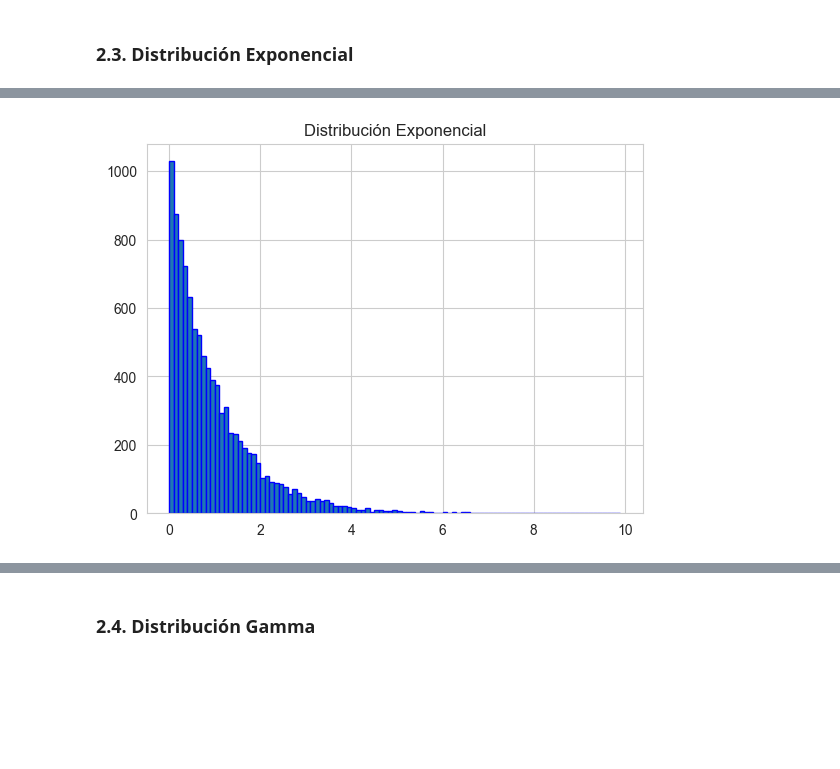
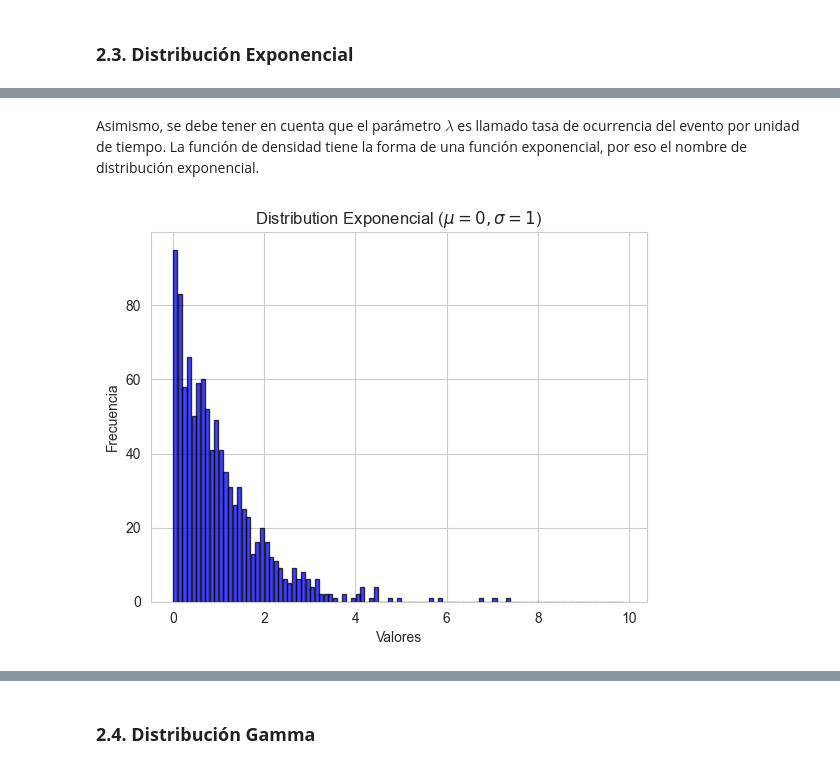
Before and after one commit to mauricioalvaradoo/econometrics, a Jupyter notebook: inferential-statistics/2 distributions.ipynb, the cells around one changed output, grey strips where cells are left out. Saved outputs shown, nothing was run; the diff lists cells and outputs as text; code cells hidden in the pictures; blank space fills up the shorter version.

Commit message:
Distribución Set Inicial

```diff
--- a/inferential-statistics/2 distributions.ipynb
+++ b/inferential-statistics/2 distributions.ipynb
@@ -145,13 +439,15 @@ plt.show()
+# %% [markdown]
+Asimismo, se debe tener en cuenta que el parámetro $\lambda$ es llamado tasa de ocurrencia del evento por unidad de tiempo. La función de densidad tiene la forma de una función exponencial, por eso el nombre de distribución exponencial.
 # %%
-np.random.seed(10)
-
-size = 10000
+size = 1000
 
 sample = np.random.exponential(1, size)
 bin = np.arange(0,10,0.1)
 
-plt.hist(sample, bins=bin, edgecolor='blue')
-plt.title("Distribución Exponencial")
+plt.hist(sample, bins=bin, alpha=0.75, color='blue', edgecolor='black', rwidth=0.9)
+plt.xlabel('Valores')
+plt.ylabel('Frecuencia')
+plt.title("Distribution Exponencial ($µ = 0, σ =1$) ")
 plt.show()
 # %% [output]
-[figure, old version]
+[figure, new version]
```
Also changed, not shown: parts of 50 cells of this notebook.
